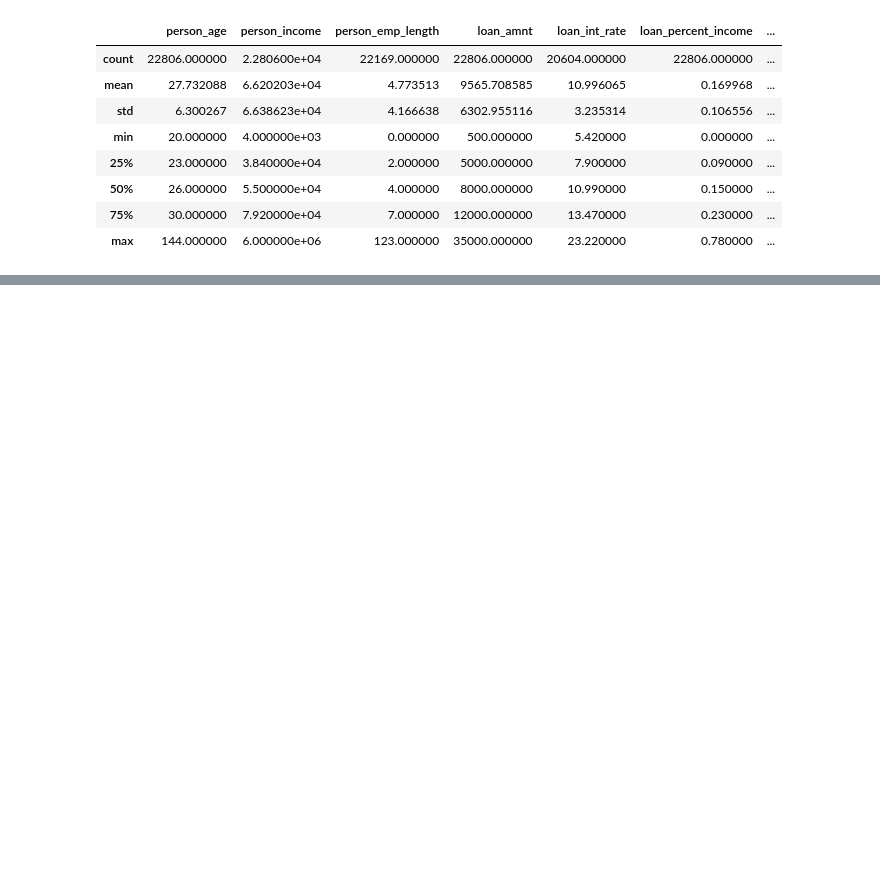
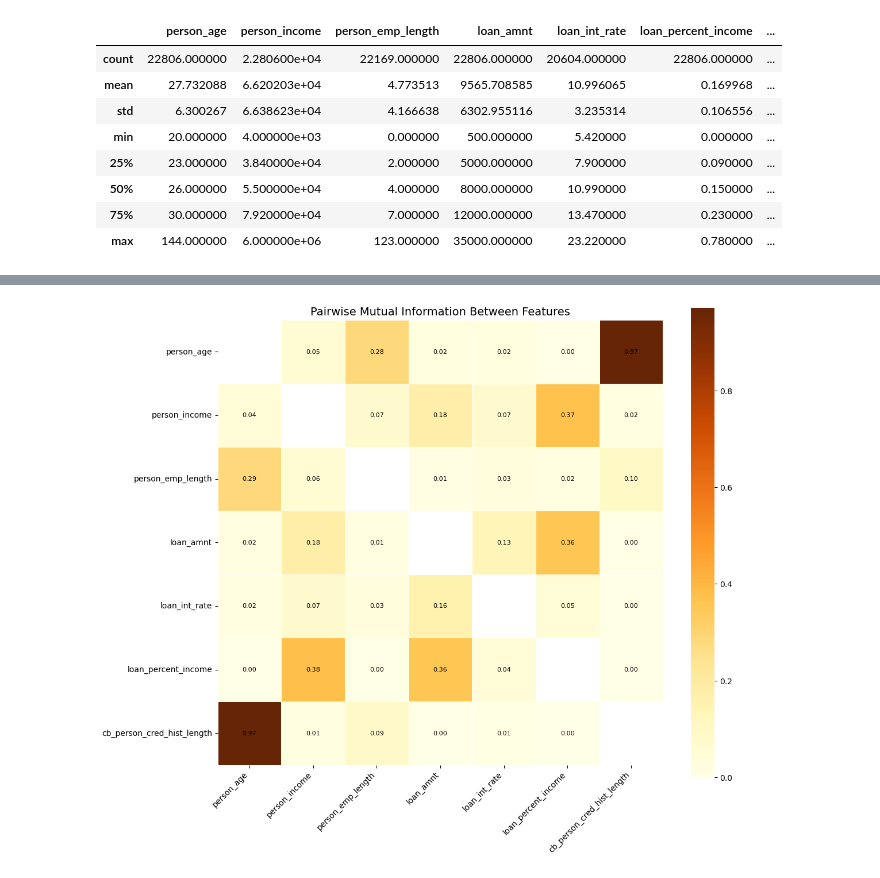
Before and after one commit to kgiannako/credit_risk_modelling, a Jupyter notebook: notebooks/credit-risk-model.ipynb, the cells around one changed output, grey strips where cells are left out. Saved outputs shown, nothing was run; the diff lists cells and outputs as text; code cells hidden in the pictures; blank space fills up the shorter version.

```diff
--- a/notebooks/credit-risk-model.ipynb
+++ b/notebooks/credit-risk-model.ipynb
@@ -170,0 +686,54 @@ train_credit_data_df.describe()
+# %%
+from sklearn.feature_selection import mutual_info_regression
+import pandas as pd
+import seaborn as sns
+import matplotlib.pyplot as plt
+import numpy as np
+
+# Select only numeric features (excluding target)
+features = train_credit_data_df.select_dtypes(include=['number']).drop(columns=['loan_status'], errors='ignore')
+
+# Initialize empty DataFrame
+mi_matrix = pd.DataFrame(index=features.columns, columns=features.columns)
+
+# Compute MI for each pair
+for target_col in features.columns:
+    y = features[target_col]
+
+    # Drop rows where y is NaN
+    valid_idx = y.notna()
+    y_clean = y[valid_idx]
+
+    # Also drop the same rows in X, and exclude current feature
+    X = features.drop(columns=[target_col]).loc[valid_idx]
+
+    # Replace any remaining inf or NaN in X
+    X = X.replace([np.inf, -np.inf], np.nan).fillna(0)
+
+    # Compute mutual information
+    mi = mutual_info_regression(X, y_clean, discrete_features='auto', random_state=42)
+
+    # Assign to matrix
+    mi_matrix.loc[target_col, X.columns] = mi
+
+# Convert to float
+mi_matrix = mi_matrix.astype(float)
+
+# Plot heatmap
+plt.figure(figsize=(12, 10))
+sns.heatmap(
+    mi_matrix,
+    cmap="YlOrBr",
+    annot=True,
+    fmt=".2f",
+    square=True,
+    linewidths=0.5,
+    annot_kws={"size": 8, "color": "black"}
+)
+plt.title("Pairwise Mutual Information Between Features", fontsize=14)
+plt.xticks(rotation=45, ha='right')
+plt.yticks(rotation=0)
+plt.tight_layout()
+plt.show()
+# %% [output]
+[figure, added]
```
Also changed, not shown: parts of 34 cells of this notebook.
